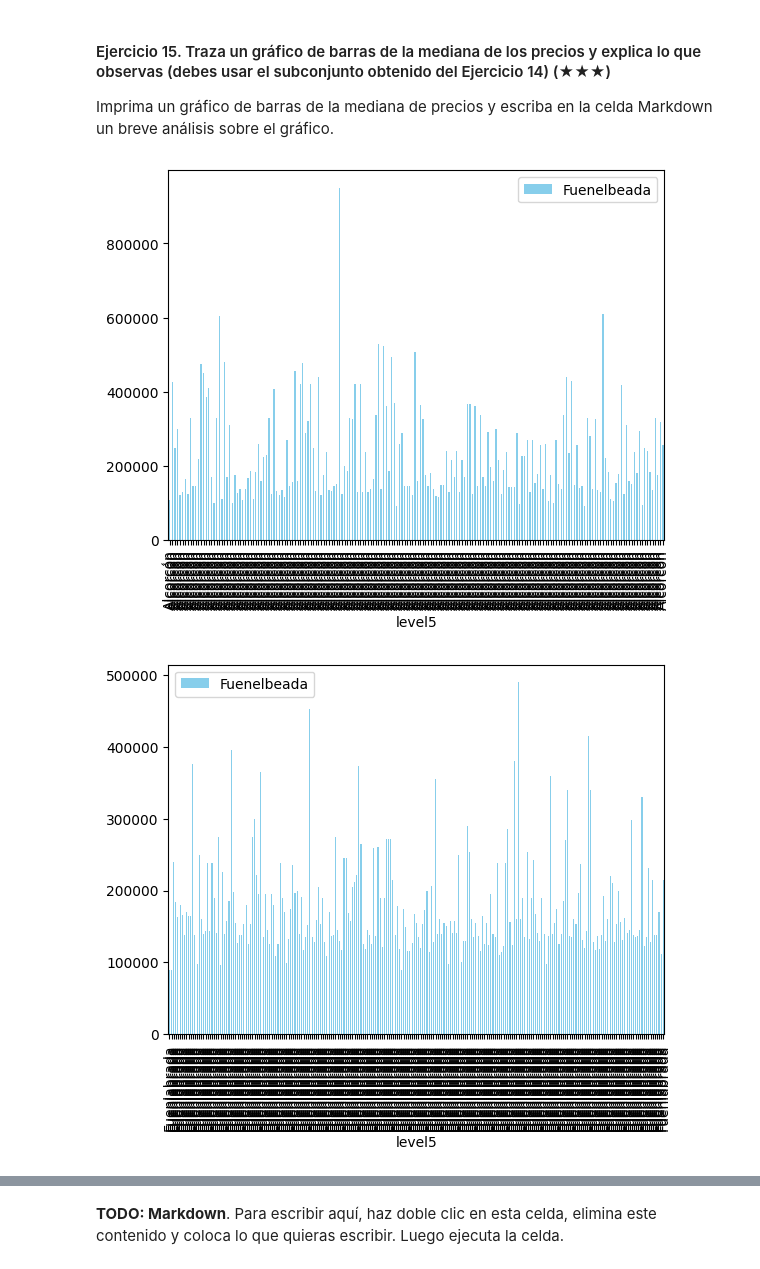
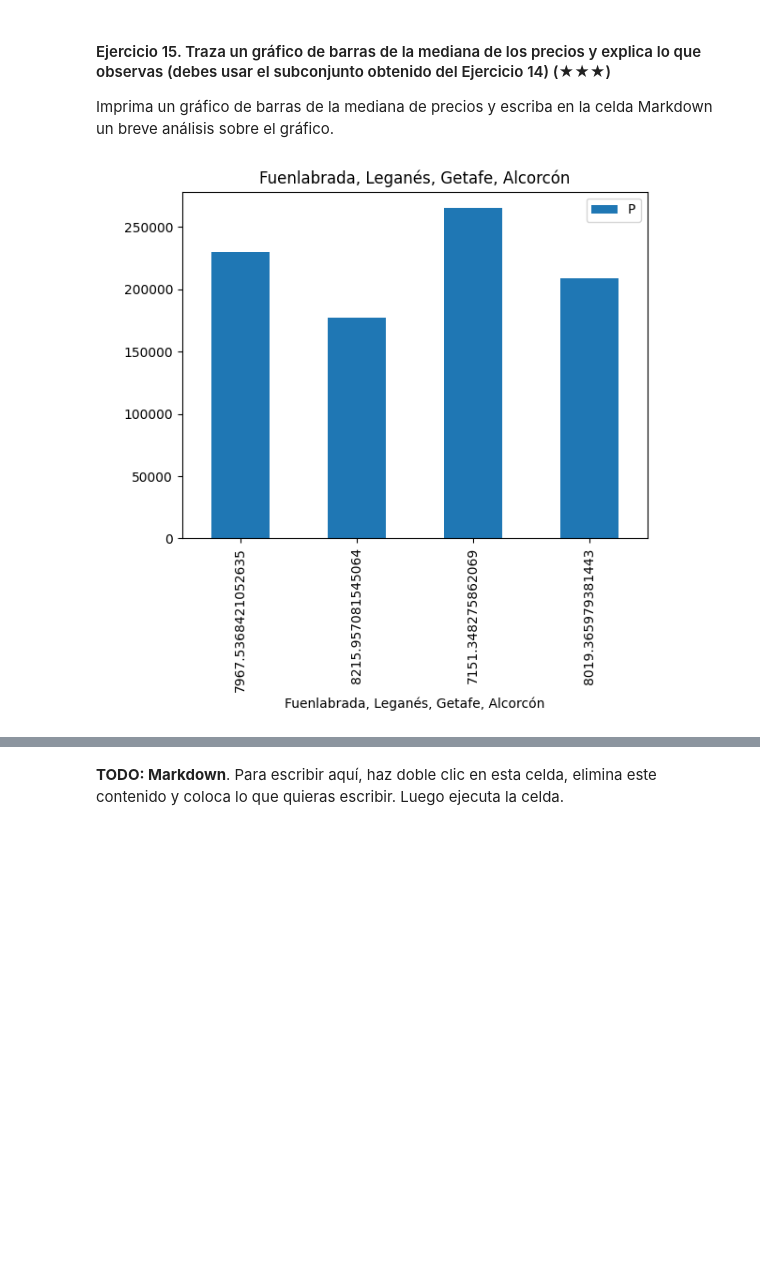
Before and after one commit to misadeep/realestate-datacleanup-exercise, a Jupyter notebook: project.es.ipynb, the cells around one changed output, grey strips where cells are left out. Drawn from its saved outputs; the diff is of its cells as text; code cells hidden in the pictures; blank space fills up the shorter version.

```diff
--- a/project.es.ipynb
+++ b/project.es.ipynb
@@ -508,12 +508,14 @@ print(subpoblacionsur.head())
 Imprima un gráfico de barras de la mediana de precios y escriba en la celda Markdown un breve análisis sobre el gráfico.
 # %%
 # TODO: Code
-subpoblacionsur.plot.bar(x='level5', y='price', color='skyblue', label='Fuenelbeada')
-plt.title('Gráfico de barras de subconjunto Fuenelbrada')
-plt.xlabel('level5')
-plt.ylabel('price')
-plt.legend()
+subpoblacionsurmean = subpoblacionsur.mean(numeric_only=True)
+subpoblacionsurmean.plot(kind='bar', x='Unnamed: 0', y='price')
+plt.title('Fuenlabrada, Leganés, Getafe, Alcorcón')
+plt.xlabel('Fuenlabrada, Leganés, Getafe, Alcorcón')
+plt.ylabel(' ')
+plt.legend('Precio promedio de Fuenlabrada, Leganés, Getafe, Alcorcón')
 plt.show()
+#print(subpoblacionsurmean)
+#print(subpoblacionsur)
 # %% [output]
-[figure, old version]
+[figure, new version]
-[figure, removed]
```
Also changed, not shown: parts of 1 cell of this notebook.
